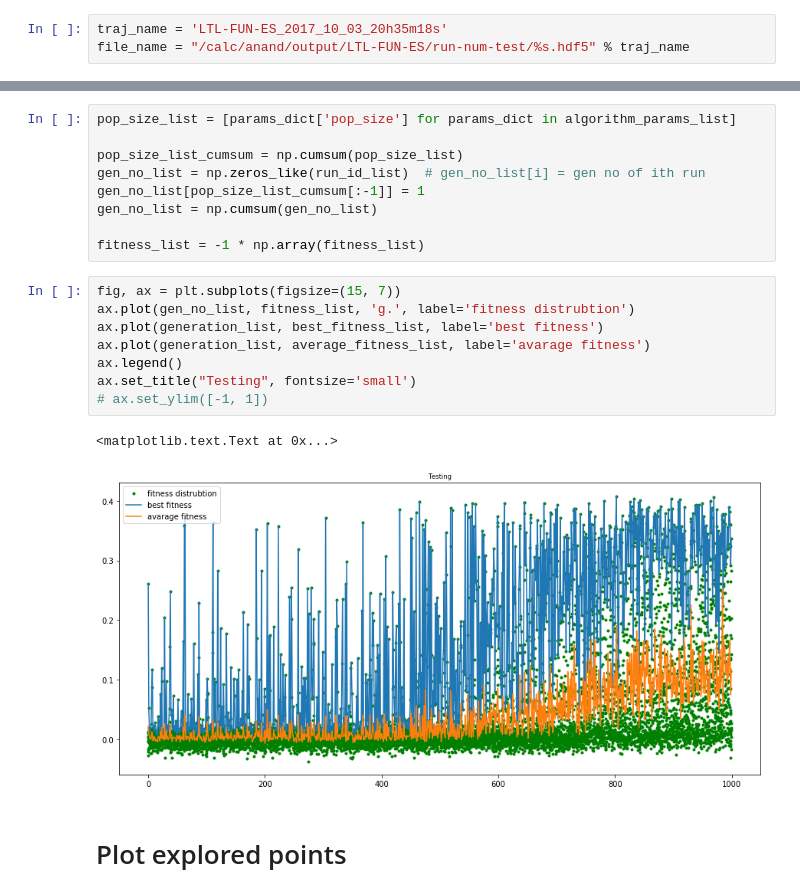
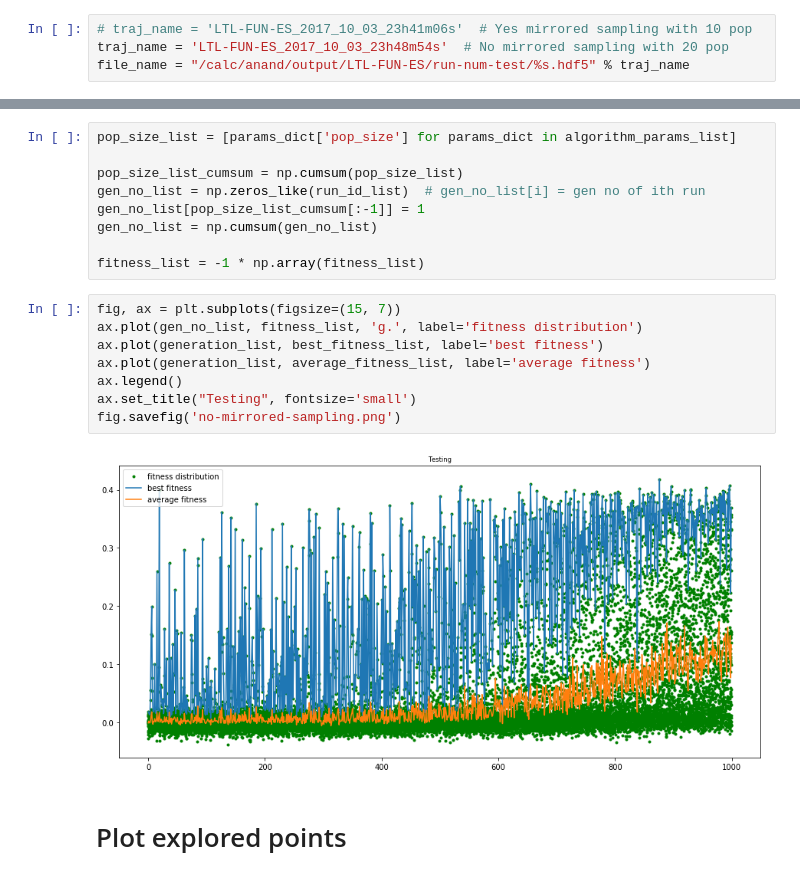
Before and after one commit to IGITUGraz/L2L, a Jupyter notebook: Data Analysis.ipynb, the cells around one changed output, grey strips where cells are left out. Saved outputs shown, nothing was run; the diff lists cells and outputs as text.

```diff
--- a/Data Analysis.ipynb
+++ b/Data Analysis.ipynb
@@ -5,7 +5,8 @@ from ltl.dataprocessing import get_skeleton_traj, get_var_from_generations, get_
 # %% [markdown]
 # Initialization
 # %%
-traj_name = 'LTL-FUN-ES_2017_10_03_20h35m18s'
+# traj_name = 'LTL-FUN-ES_2017_10_03_23h41m06s'  # Yes mirrored sampling with 10 pop
+traj_name = 'LTL-FUN-ES_2017_10_03_23h48m54s'  # No mirrored sampling with 20 pop
 file_name = "/calc/anand/output/LTL-FUN-ES/run-num-test/%s.hdf5" % traj_name
 # %%
 traj = get_skeleton_traj(file_name, traj_name)
@@ -36,15 +37,14 @@ gen_no_list = np.cumsum(gen_no_list)
 fitness_list = -1 * np.array(fitness_list)
 # %%
 fig, ax = plt.subplots(figsize=(15, 7))
-ax.plot(gen_no_list, fitness_list, 'g.', label='fitness distrubtion')
+ax.plot(gen_no_list, fitness_list, 'g.', label='fitness distribution')
 ax.plot(generation_list, best_fitness_list, label='best fitness')
-ax.plot(generation_list, average_fitness_list, label='avarage fitness')
+ax.plot(generation_list, average_fitness_list, label='average fitness')
 ax.legend()
 ax.set_title("Testing", fontsize='small')
-# ax.set_ylim([-1, 1])
+fig.savefig('no-mirrored-sampling.png')
 # %% [output]
-<matplotlib.text.Text at 0x...>
-[figure, old version]
+[figure, new version]
 # %% [markdown]
 # Plot explored points
 # %%
```
Also changed, not shown: parts of 1 cell of this notebook, 2 other files.
